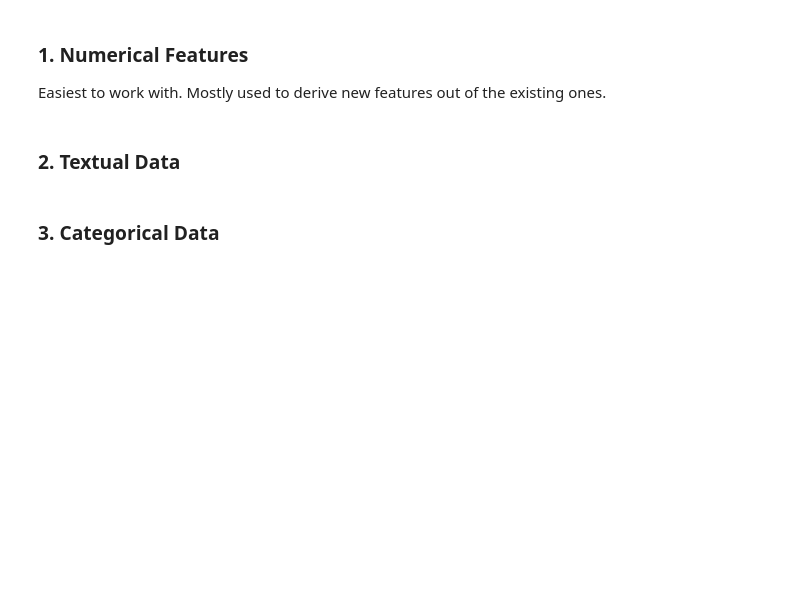
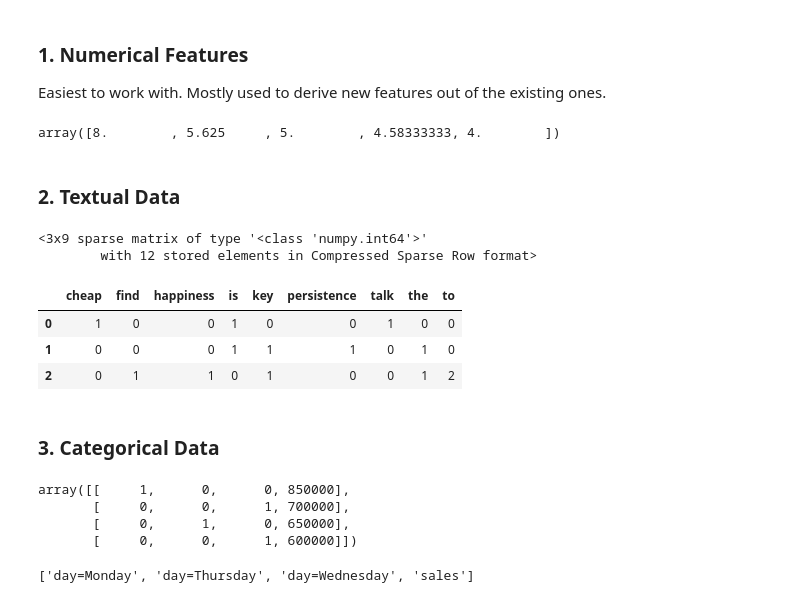
Before and after one commit to Anshul-GH/machine-learning, a Jupyter notebook: python_tips_tricks_linkedin/chapter_4/04_03_begin.ipynb, the cells around one changed output. Cells and saved outputs as stored; diff of their text form; code cells hidden in the pictures; blank space fills up the shorter version.

```diff
--- a/python_tips_tricks_linkedin/chapter_4/04_03_begin.ipynb
+++ b/python_tips_tricks_linkedin/chapter_4/04_03_begin.ipynb
@@ -24,6 +24,10 @@ distance = np.array([40, 45, 50, 55, 60])
 time = np.array([5, 8, 10, 12, 15])
 
 ##add a new feature of speed using distance and time in a data
+speed = distance / time
+speed
+# %% [output]
+array([8.        , 5.625     , 5.        , 4.58333333, 4.        ])
 # %% [markdown]
 ### 2. Textual Data
 # %%
@@ -33,10 +37,24 @@ text = ['talk is cheap',
 
 ##import countvectorizer to count words
 from sklearn.feature_extraction.text import CountVectorizer
+
+vec = CountVectorizer()
+X = vec.fit_transform(text)
+
+X
+# %% [output]
+<3x9 sparse matrix of type '<class 'numpy.int64'>'
+        with 12 stored elements in Compressed Sparse Row format>
 # %%
 import pandas as pd
 
 ##create a dataframe of the encoded text
+pd.DataFrame(X.toarray(), columns=vec.get_feature_names())
+# %% [output]
+|  | cheap | find | happiness | is | key | persistence | talk | the | to |
+| 0 | 1 | 0 | 0 | 1 | 0 | 0 | 1 | 0 | 0 |
+| 1 | 0 | 0 | 0 | 1 | 1 | 1 | 0 | 1 | 0 |
+| 2 | 0 | 1 | 1 | 0 | 1 | 0 | 0 | 1 | 2 |
 # %% [markdown]
 ### 3. Categorical Data
 # %%
@@ -51,7 +69,12 @@ sales_data = [
 from sklearn.feature_extraction import DictVectorizer
 
 ##one-hot encode the categorical column
-vec =
+vec = DictVectorizer(sparse=False, dtype=int)
 vec.fit_transform(sales_data)
+# %% [output]
+array([[     1,      0,      0, 850000],
+       [     0,      0,      1, 700000],
+       [     0,      1,      0, 650000],
+       [     0,      0,      1, 600000]])
 # %%
 ##access feature names
@@ -58,0 +83,4 @@ vec.get_features_names()
+# %%
+vec.get_feature_names()
+# %% [output]
+['day=Monday', 'day=Thursday', 'day=Wednesday', 'sales']
```
Also changed, not shown: parts of 1 cell of this notebook, 3 other files.
